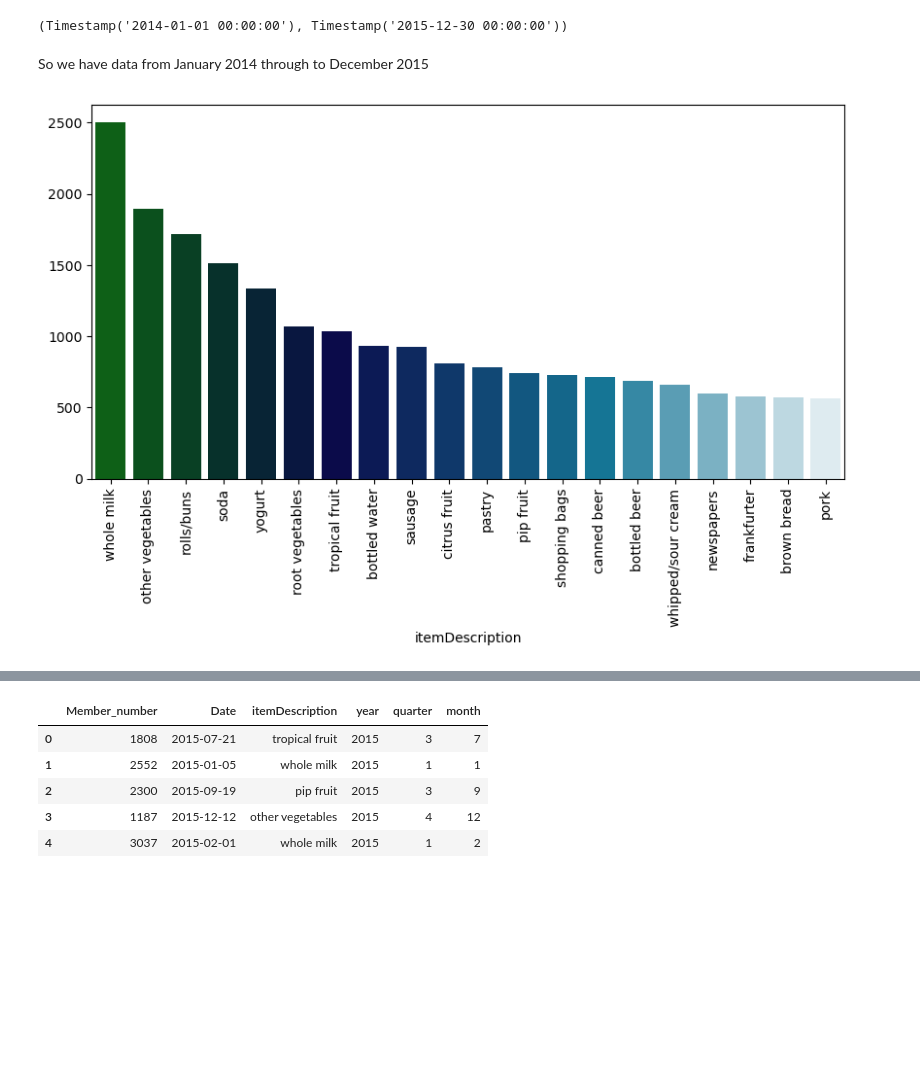
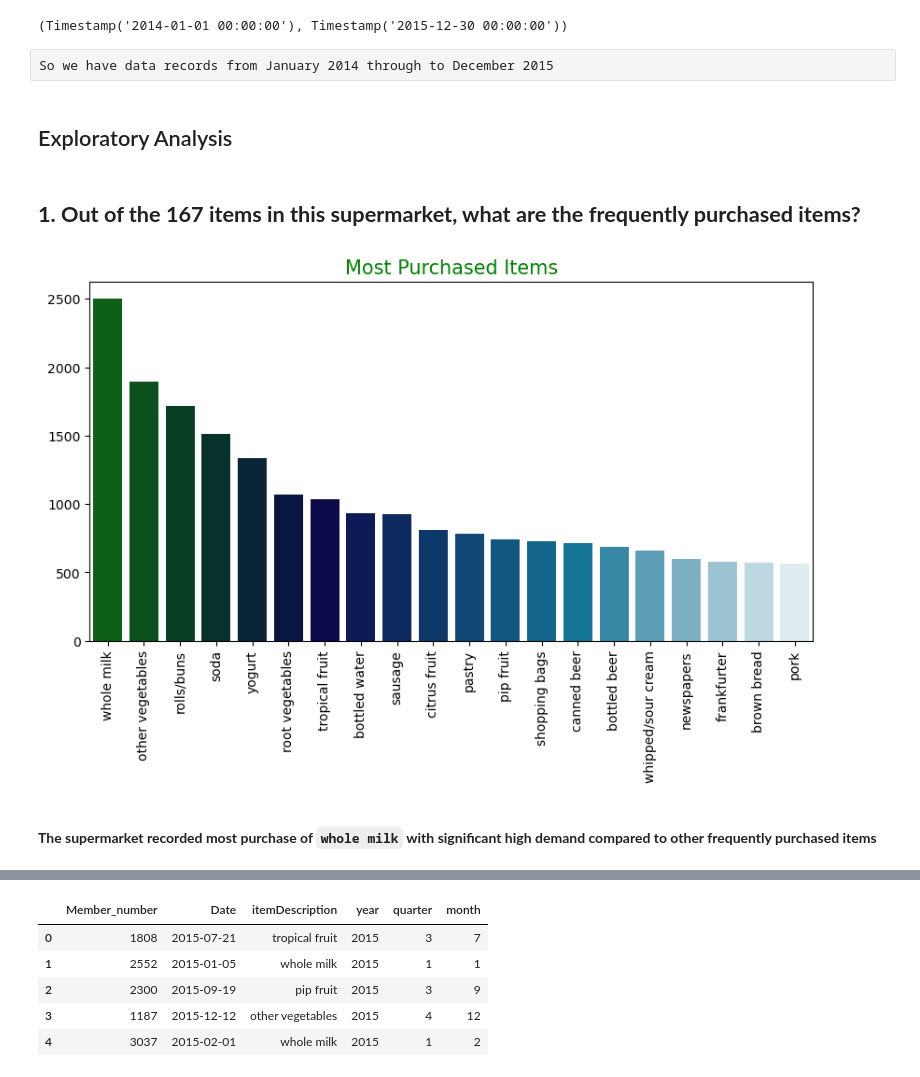
Before and after one commit to GraceOby/MarketBasketAnalysis, a Jupyter notebook: Market Basket Analysis/market_basket_analysis.ipynb, the cells around one changed output, grey strips where cells are left out. Saved outputs shown, nothing was run; the diff lists cells and outputs as text; code cells hidden in the pictures; blank space fills up the shorter version.

```diff
--- a/Market Basket Analysis/market_basket_analysis.ipynb
+++ b/Market Basket Analysis/market_basket_analysis.ipynb
@@ -115,17 +150,26 @@ df.describe()
 df.Date.min(), df.Date.max()
 # %% [output]
 (Timestamp('2014-01-01 00:00:00'), Timestamp('2015-12-30 00:00:00'))
-# %% [markdown]
-So we have data from January 2014 through to December 2015
+# %% [raw]
+So we have data records from January 2014 through to December 2015
+# %% [markdown]
+## Exploratory Analysis
+# %% [markdown]
+## <b>1. Out of the 167 items in this supermarket, what are the frequently purchased items?</b>
 # %%
 #most_purchased = df.itemDescription.value_counts().head(20)
 plt.figure(figsize=(10, 5))
 
 sns.barplot(x=df["itemDescription"].value_counts().head(20).index,y=df["itemDescription"].value_counts().head(20).values, data=df, palette="ocean")
+
+plt.title("Most Purchased Items", size=15, color="green")
+plt.xlabel(" ")
 plt.xticks(rotation=90)
 plt.show()
 # %% [output]
-[figure, old version]
+[figure, new version]
+# %% [markdown]
+<b>The supermarket recorded most purchase of `whole milk` with significant high demand compared to other frequently purchased items</b>
 # %%
 from wordcloud import WordCloud
 
```
Also changed, not shown: parts of 59 cells of this notebook, 2 other files.
